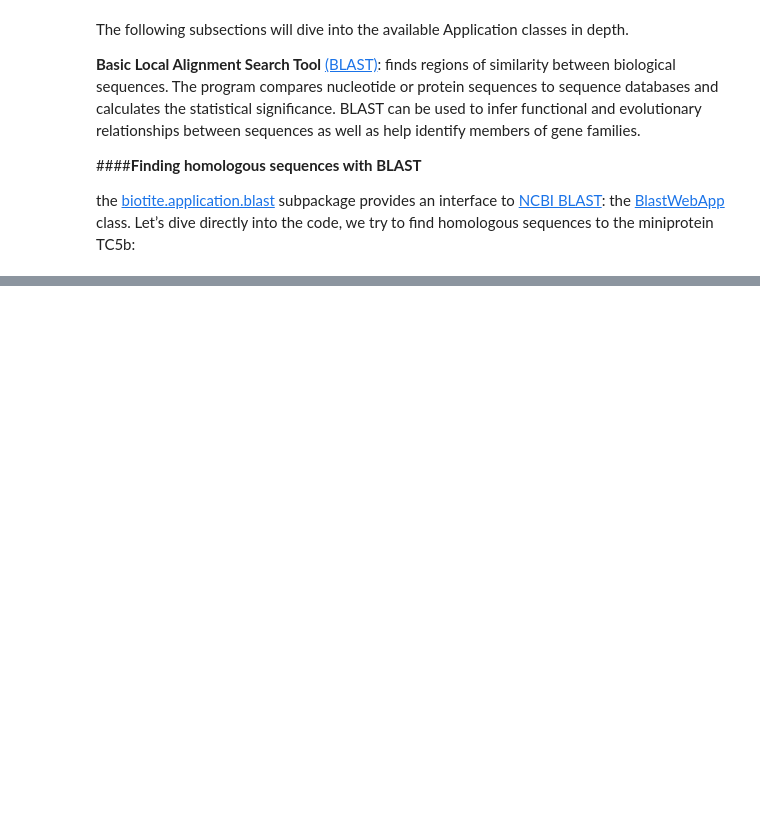
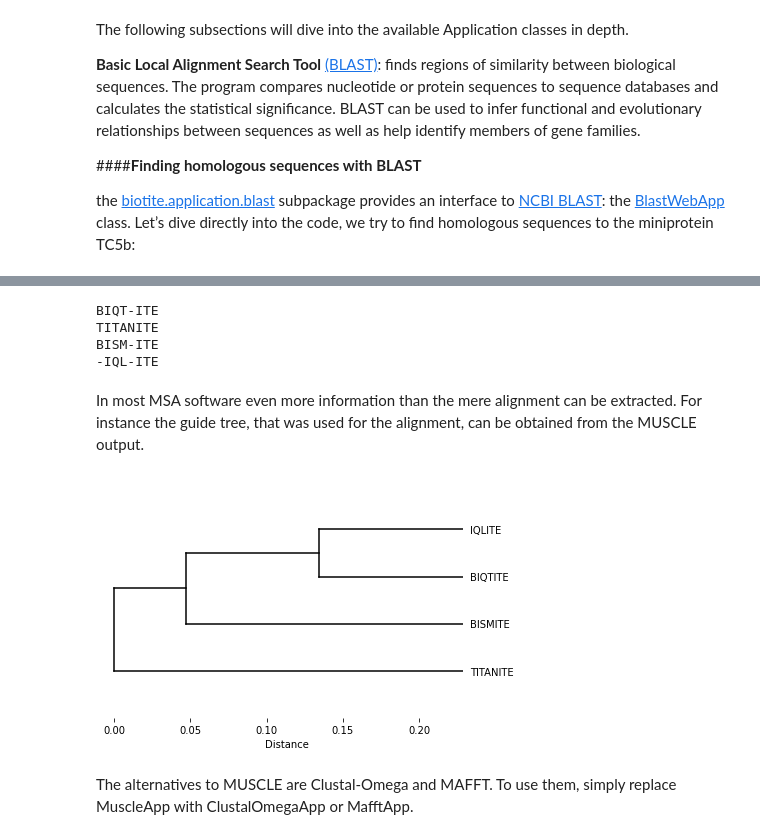
Before and after one commit to khanfs/ComputationalBiology-xGenomics, a Jupyter notebook: PDB_APIs.ipynb, the cells around one changed output, grey strips where cells are left out. Drawn from its saved outputs; the diff is of its cells as text; code cells hidden in the pictures; blank space fills up the shorter version.

```diff
--- a/PDB_APIs.ipynb
+++ b/PDB_APIs.ipynb
@@ -1928,3 +2018,34 @@ For multiple sequence alignments (MSAs) biotite.application offers several inter
 # %%
 import biotite.application.muscle as muscle
 import biotite.sequence as seq
+# %%
+seq1 = seq.ProteinSequence("BIQTITE")
+seq2 = seq.ProteinSequence("TITANITE")
+seq3 = seq.ProteinSequence("BISMITE")
+seq4 = seq.ProteinSequence("IQLITE")
+app = muscle.MuscleApp([seq1, seq2, seq3, seq4])
+app.start()
+app.join()
+alignment = app.get_alignment()
+print(alignment)
+# %% [output]
+BIQT-ITE
+TITANITE
+BISM-ITE
+-IQL-ITE
+# %% [markdown]
+In most MSA software even more information than the mere alignment can be extracted. For instance the guide tree, that was used for the alignment, can be obtained from the MUSCLE output.
+# %%
+import biotite.sequence.graphics as graphics
+
+tree = app.get_guide_tree()
+fig, ax = plt.subplots()
+graphics.plot_dendrogram(
+    ax, tree, labels=[str(sequence) for sequence in [seq1, seq2, seq3, seq4]]
+)
+ax.set_xlabel("Distance")
+fig.tight_layout()
+# %% [output]
+[figure, added]
+# %% [markdown]
+The alternatives to MUSCLE are Clustal-Omega and MAFFT. To use them, simply replace MuscleApp with ClustalOmegaApp or MafftApp.
```
Also changed, not shown: parts of 62 cells of this notebook.
